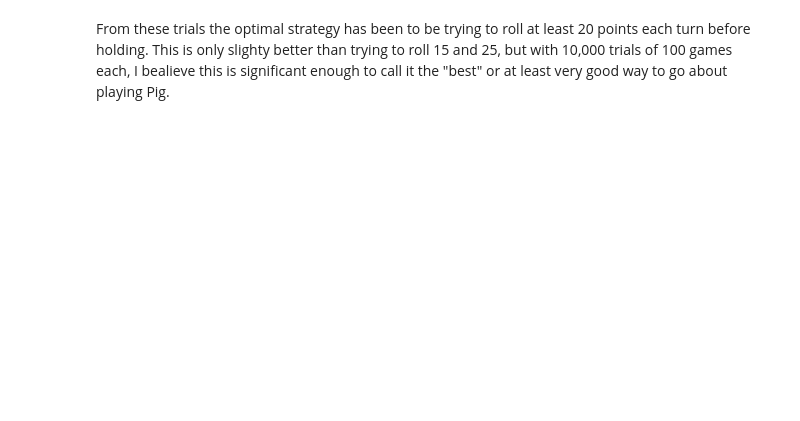
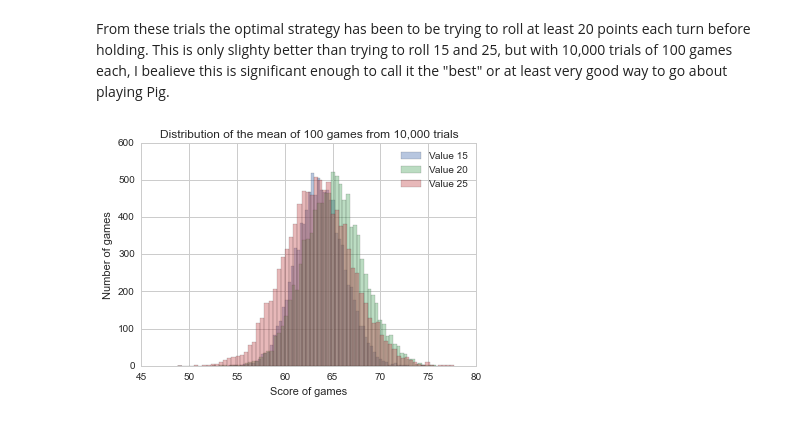
Before and after one commit to Bodandly/some-pig, a Jupyter notebook: Pig-solitaire.ipynb, the cells around one changed output. Saved outputs shown, nothing was run; the diff lists cells and outputs as text; code cells hidden in the pictures; blank space fills up the shorter version.

```diff
--- a/Pig-solitaire.ipynb
+++ b/Pig-solitaire.ipynb
@@ -374,2 +376,14 @@ plt.show()
 # %% [markdown]
 From these trials the optimal strategy has been to be trying to roll at least 20 points each turn before holding. This is only slighty better than trying to roll 15 and 25, but with 10,000 trials of 100 games each, I bealieve this is significant enough to call it the "best" or at least very good way to go about playing Pig.
+# %%
+#sns.distplot(six_value_results_many_trials_list, rug=False, kde=False, label="Value 6")
+sns.distplot(fifteen_value_results_many_trials_list, rug=False, kde=False, label="Value 15")
+sns.distplot(twenty_value_results_many_trials_list, rug=False, kde=False, label="Value 20")
+sns.distplot(twenty_five_value_results_many_trials_list, rug=False, kde=False, label="Value 25")
+plt.xlabel("Score of games")
+plt.ylabel("Number of games")
+plt.title("Distribution of the mean of 100 games from 10,000 trials")
+plt.legend()
+plt.show()
+# %% [output]
+[figure, added]
```
Also changed, not shown: parts of 9 cells of this notebook.
